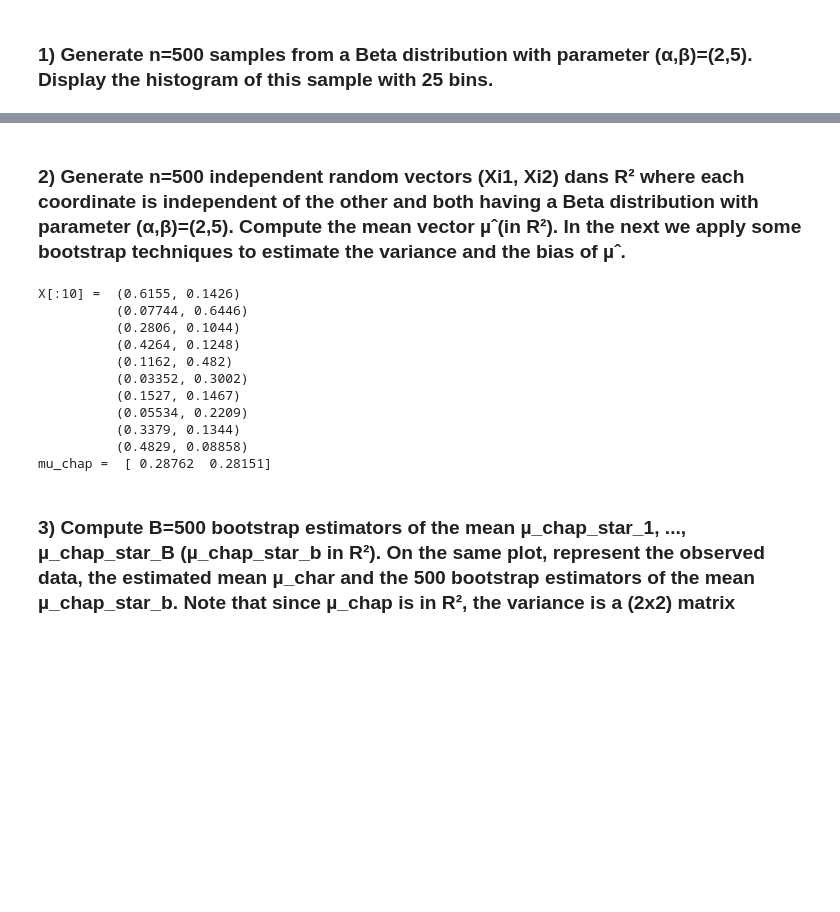
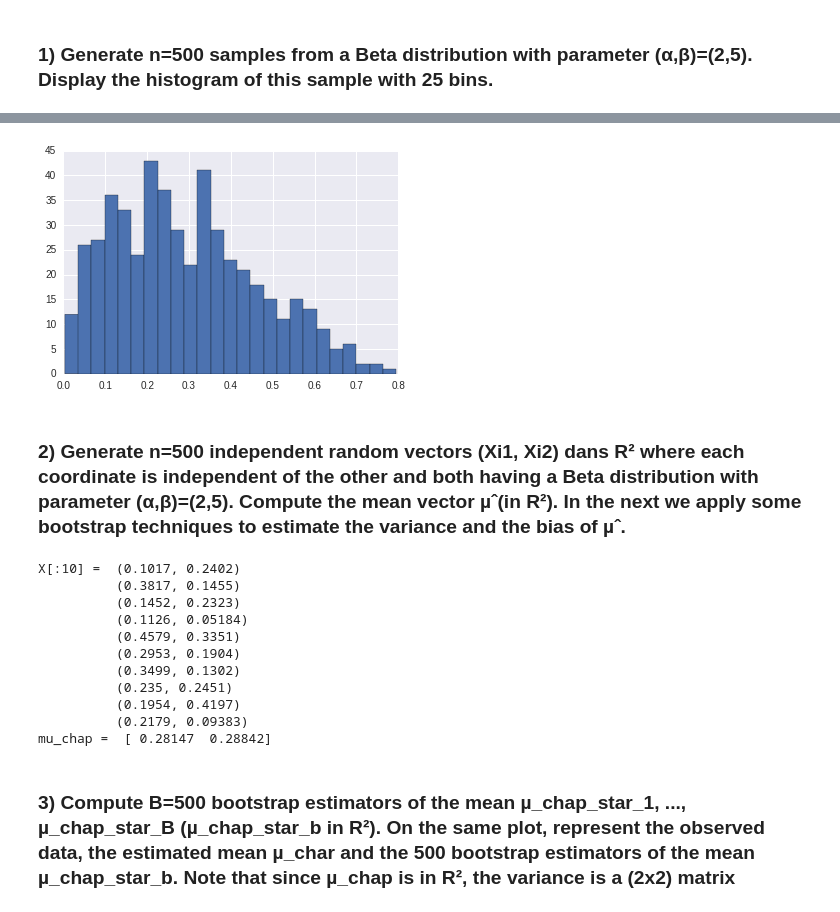
Before and after one commit to aroville/mastere-bgd, a Jupyter notebook: statistiques/dms/dm2/dm2.ipynb, the cells around one changed output, grey strips where cells are left out. Drawn from its saved outputs; the diff is of its cells as text; code cells hidden in the pictures; blank space fills up the shorter version.

```diff
--- a/statistiques/dms/dm2/dm2.ipynb
+++ b/statistiques/dms/dm2/dm2.ipynb
@@ -15,9 +37,9 @@ npr.seed(10)
 ### 1) Generate n=500 samples from a Beta distribution with parameter (α,β)=(2,5). Display the histogram of this sample with 25 bins.
 # %%
 (a, b) = (2, 5)
-n = 500
+n1 = 500
 
-samples = npr.beta(a, b, n)
+samples = npr.beta(a, b, n1)
 plt.hist(samples, bins=25, label='Samples from Beta distribution')
 plt.show()
 # %% [output]
@@ -26,24 +46,25 @@ plt.show()
+[figure, added]
 # %% [markdown]
 ### 2) Generate n=500 independent random vectors (Xi1, Xi2) dans R² where each coordinate is independent of the other and both having a Beta distribution with parameter (α,β)=(2,5). Compute the mean vector µˆ(in R²). In the next we apply some bootstrap techniques to estimate the variance and the bias of µˆ.
 # %%
 # Stick 2 beta distributions together
-X = list(zip(npr.beta(a, b, n), npr.beta(a, b, n)))
+X = list(zip(npr.beta(a, b, n1), npr.beta(a, b, n1)))
 print("X[:10] = ", "\n\t  ".join("({x_i1:.4}, {x_i2:.4})".format(x_i1=x_i1, x_i2=x_i2) for x_i1, x_i2 in X[:10]))
 
 mu_chap = np.mean(X, axis=0)
 print("mu_chap = ", mu_chap)
 # %% [output]
-X[:10] =  (0.6155, 0.1426)
-          (0.07744, 0.6446)
-          (0.2806, 0.1044)
-          (0.4264, 0.1248)
-          (0.1162, 0.482)
-          (0.03352, 0.3002)
-          (0.1527, 0.1467)
-          (0.05534, 0.2209)
-          (0.3379, 0.1344)
-          (0.4829, 0.08858)
-mu_chap =  [ 0.28762  0.28151]
+X[:10] =  (0.1017, 0.2402)
+          (0.3817, 0.1455)
+          (0.1452, 0.2323)
+          (0.1126, 0.05184)
+          (0.4579, 0.3351)
+          (0.2953, 0.1904)
+          (0.3499, 0.1302)
+          (0.235, 0.2451)
+          (0.1954, 0.4197)
+          (0.2179, 0.09383)
+mu_chap =  [ 0.28147  0.28842]
 # %% [markdown]
 ### 3) Compute B=500 bootstrap estimators of the mean µ_chap_star_1, ..., µ_chap_star_B (µ_chap_star_b in R²). On the same plot, represent the observed data, the estimated mean µ_char and the 500 bootstrap estimators of the mean µ_chap_star_b. Note that since µ_chap is in R², the variance is a (2x2) matrix
 # %%
```
Also changed, not shown: parts of 35 cells of this notebook, 3 other files.
